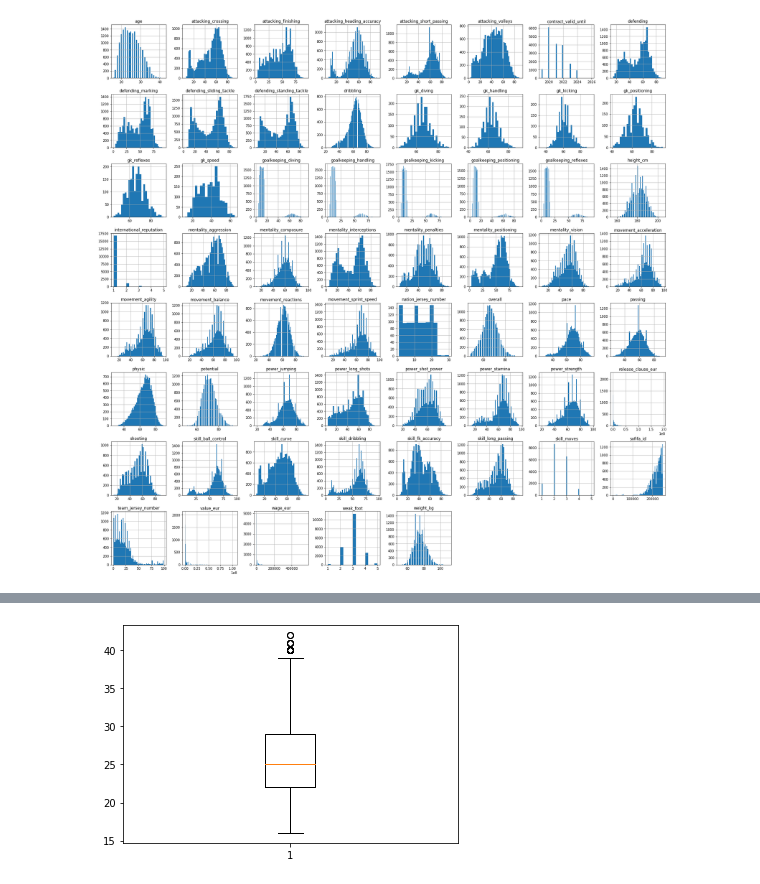
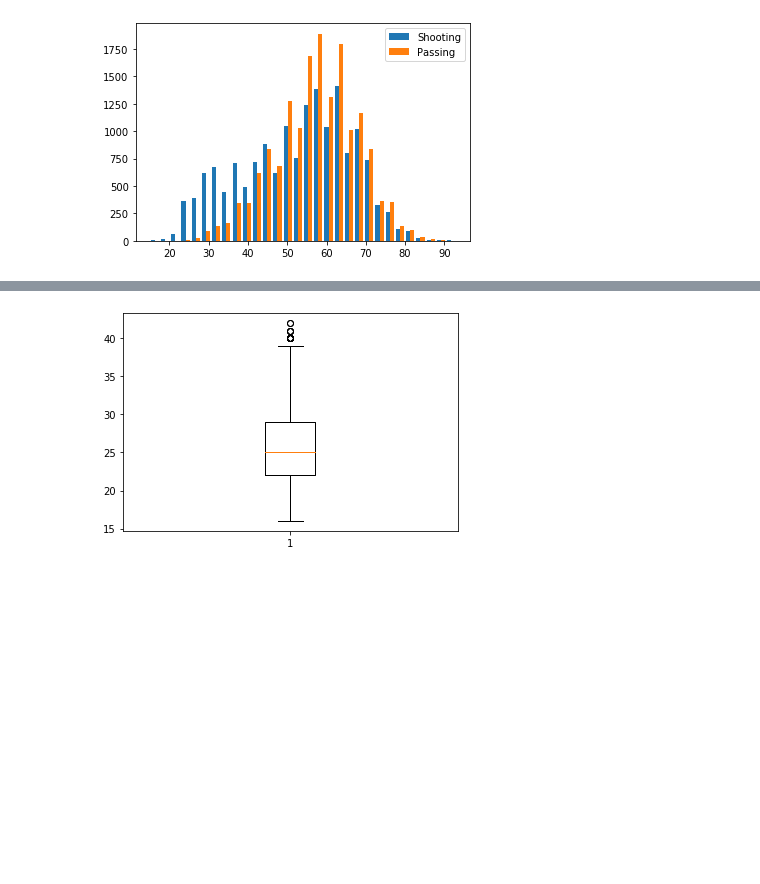
Before and after one commit to Nishant2415/Machine-Learning, a Jupyter notebook: College/PracticalML.ipynb, the cells around one changed output, grey strips where cells are left out. Saved outputs shown, nothing was run; the diff lists cells and outputs as text; code cells hidden in the pictures; blank space fills up the shorter version.

```diff
--- a/College/PracticalML.ipynb
+++ b/College/PracticalML.ipynb
@@ -39,5 +30,6 @@ player.describe(include='all')
-# %%
-player.hist(bins='auto',figsize=(30,30))
-plt.show()
-# %% [output]
-[figure, removed]
+# %%
+plt.hist([player['shooting'],player['passing']],bins=30,label=['Shooting','Passing'])
+plt.legend()
+plt.show()
+# %% [output]
+[figure, added]
```
Also changed, not shown: parts of 7 cells of this notebook.
